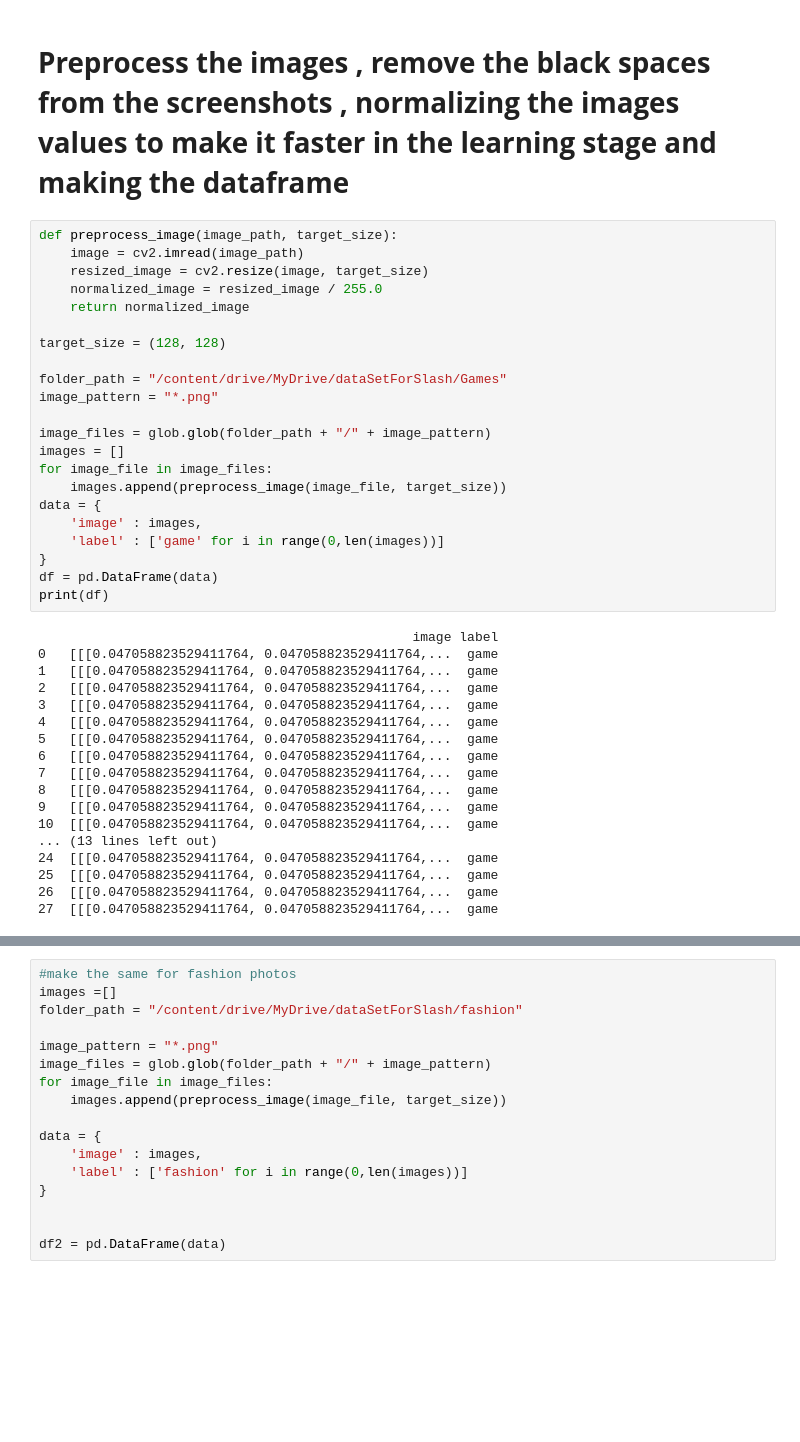
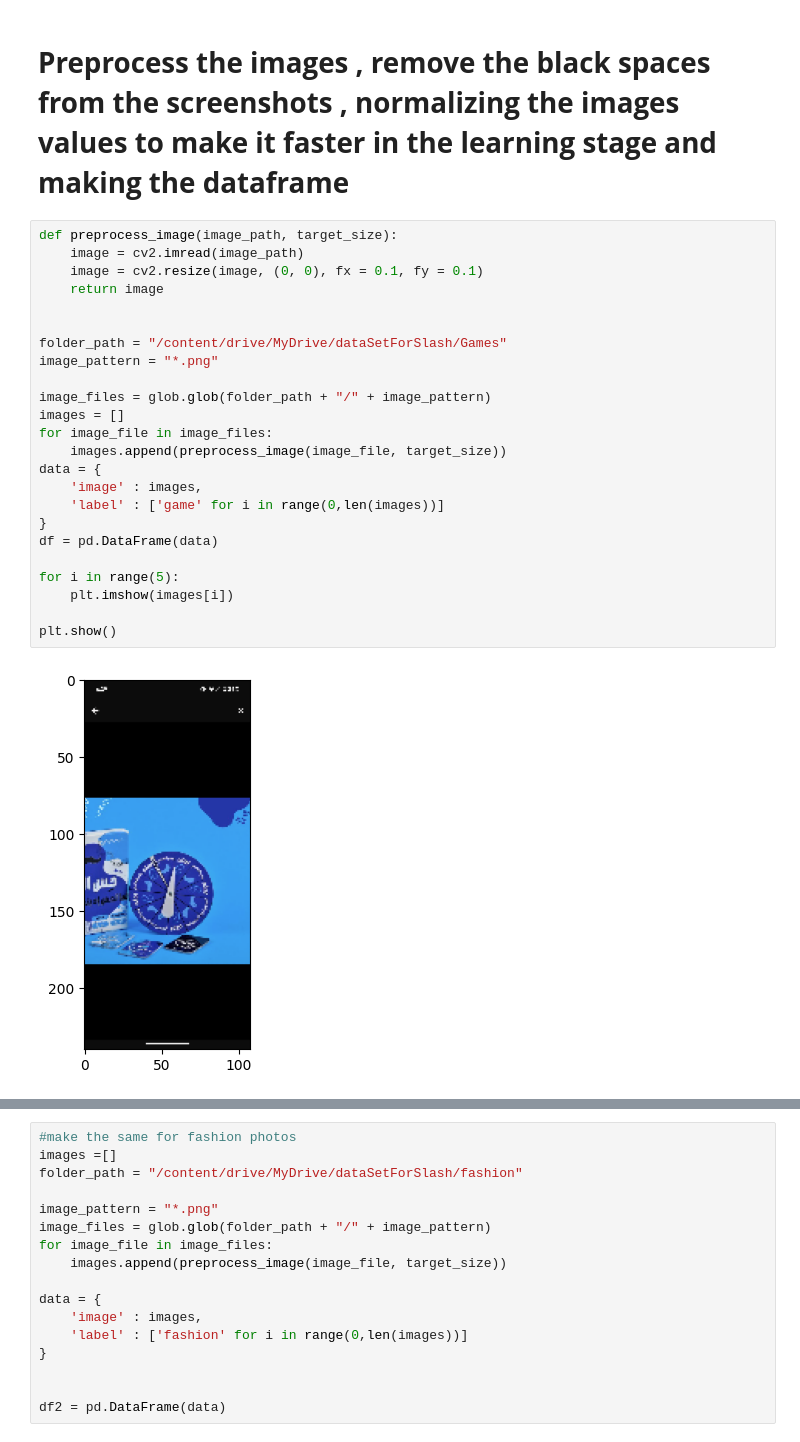
Before and after one commit to Ge0rgeAshraf/Slash_task, a Jupyter notebook: slash.ipynb, the cells around one changed output, grey strips where cells are left out. Cells and saved outputs as stored; diff of their text form; blank space fills up the shorter version.

```diff
--- a/slash.ipynb
+++ b/slash.ipynb
@@ -16,40 +19,26 @@ import glob
 # %%
 def preprocess_image(image_path, target_size):
     image = cv2.imread(image_path)
-    resized_image = cv2.resize(image, target_size)
-    normalized_image = resized_image / 255.0
-    return normalized_image
+    image = cv2.resize(image, (0, 0), fx = 0.1, fy = 0.1)
+    return image
 
-target_size = (128, 128)
 
 folder_path = "/content/drive/MyDrive/dataSetForSlash/Games"
 image_pattern = "*.png"
 
 image_files = glob.glob(folder_path + "/" + image_pattern)
 images = []
 for image_file in image_files:
     images.append(preprocess_image(image_file, target_size))
 data = {
     'image' : images,
     'label' : ['game' for i in range(0,len(images))]
 }
 df = pd.DataFrame(data)
-print(df)
+
+for i in range(5):
+    plt.imshow(images[i])
+
+plt.show()
 # %% [output]
-                                                image label
-0   [[[0.047058823529411764, 0.047058823529411764,...  game
-1   [[[0.047058823529411764, 0.047058823529411764,...  game
-2   [[[0.047058823529411764, 0.047058823529411764,...  game
-3   [[[0.047058823529411764, 0.047058823529411764,...  game
-4   [[[0.047058823529411764, 0.047058823529411764,...  game
-5   [[[0.047058823529411764, 0.047058823529411764,...  game
-6   [[[0.047058823529411764, 0.047058823529411764,...  game
-7   [[[0.047058823529411764, 0.047058823529411764,...  game
-8   [[[0.047058823529411764, 0.047058823529411764,...  game
-9   [[[0.047058823529411764, 0.047058823529411764,...  game
-10  [[[0.047058823529411764, 0.047058823529411764,...  game
-... (13 lines left out)
-24  [[[0.047058823529411764, 0.047058823529411764,...  game
-25  [[[0.047058823529411764, 0.047058823529411764,...  game
-26  [[[0.047058823529411764, 0.047058823529411764,...  game
-27  [[[0.047058823529411764, 0.047058823529411764,...  game
+[figure, added]
```
Also changed, not shown: parts of 5 cells of this notebook.
